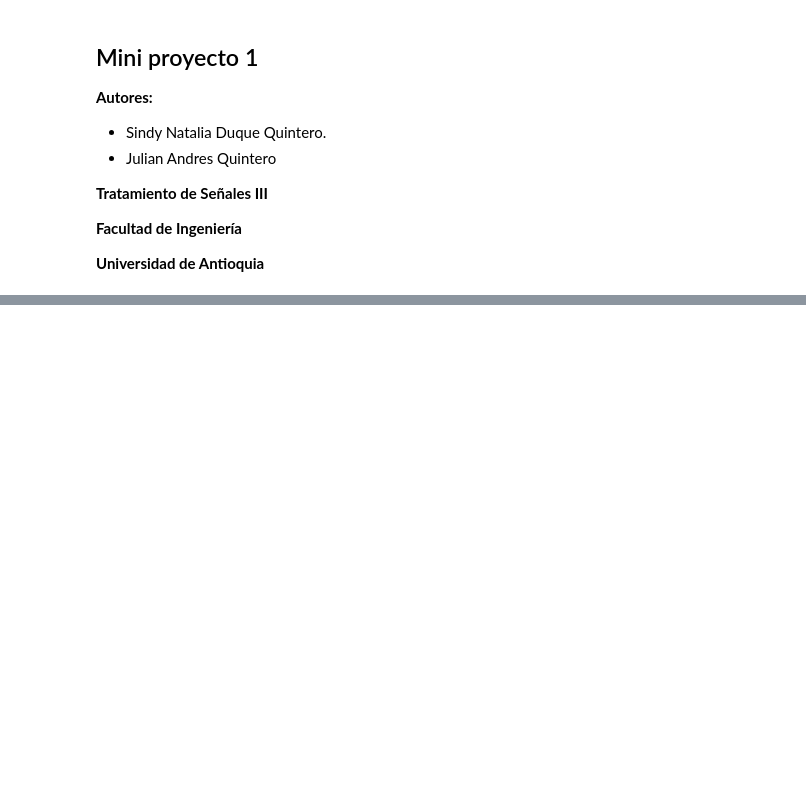
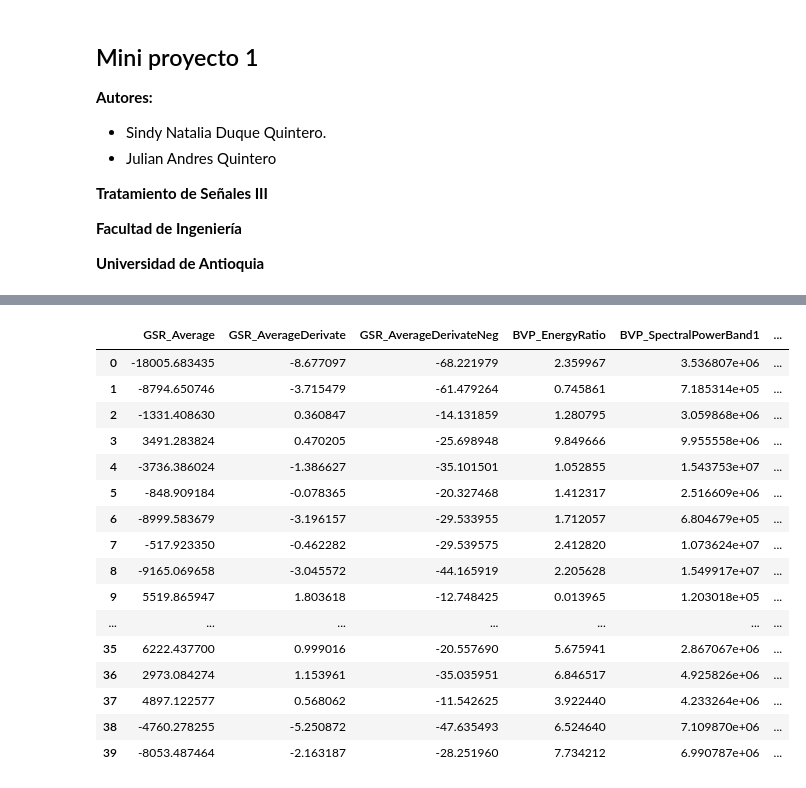
Before and after one commit to Julian-quintero/miniProyect1-signals3, a Jupyter notebook: mini_proyecto_1.ipynb, the cells around one changed output, grey strips where cells are left out. Cells and saved outputs as stored; diff of their text form; code cells hidden in the pictures; blank space fills up the shorter version.

```diff
--- a/mini_proyecto_1.ipynb
+++ b/mini_proyecto_1.ipynb
@@ -32,0 +230,2 @@ signalP4 = datosP4['data']
+# %%
+energyRatio, averageRespirationSignal, averageDerivate = featuresRespirationPattern(signalP4,128)
@@ -32,0 +312,13 @@ signalP4 = datosP4['data']
+# %%
+def featuresMatrix(dataX, f_s, labels_Matrix):
+
+  featureMatrix = np.zeros((19,40))
+  featureMatrix[0:3] = featuresGSR(dataX)
+  featureMatrix[3:6] = featuresBloodVolumePressure(dataX, f_s)
+  featureMatrix[6:9] = featuresRespirationPattern(dataX, f_s)
+  featureMatrix[9:12] = featuresSkinTemperature(dataX, f_s)
+  featureMatrix[12:15] = featuresEOGandEMG(dataX, f_s)
+  featureMatrix[15:18] = featuresEEG(dataX, f_s)
+  featureMatrix[18] =  labels_Matrix
+
+  return featureMatrix.T
@@ -32,0 +457,37 @@ signalP4 = datosP4['data']
+# %%
+#Sacamos las caracteristicas para cada persona
+
+features = featuresMatrix(signalP1, 128, labels)
+features2 = featuresMatrix(signalP2, 128, labels)
+features3 = featuresMatrix(signalP3, 128, labels)
+features4 = featuresMatrix(signalP4, 128, labels)
+
+titles = ['GSR_Average', 'GSR_AverageDerivate', 'GSR_AverageDerivateNeg',
+           'BVP_EnergyRatio', 'BVP_SpectralPowerBand1', 'BVP_SpectralPowerBand2',
+           'RP_EnergyRatio', 'RP_Average', 'RP_AverageDerivate',
+           'ST_Average', 'ST_AverageDerivate', 'ST_SpectralPower',
+           'vEOG_Energy', 'zEMG_Average', 'tEMG_Variance',
+           'EEGT7_SpectralPower', 'EEGT8_SpectralPower', 'Asymmetry_SpectralPower',
+           'Emotion']
+
+dataFrame = pd.DataFrame(data = features, columns= titles)
+# %%
+dataFrame
+# %% [output]
+|  | GSR_Average | GSR_AverageDerivate | GSR_AverageDerivateNeg | BVP_EnergyRatio | BVP_SpectralPowerBand1 | ... |
+| 0 | -18005.683435 | -8.677097 | -68.221979 | 2.359967 | 3.536807e+06 | ... |
+| 1 | -8794.650746 | -3.715479 | -61.479264 | 0.745861 | 7.185314e+05 | ... |
+| 2 | -1331.408630 | 0.360847 | -14.131859 | 1.280795 | 3.059868e+06 | ... |
+| 3 | 3491.283824 | 0.470205 | -25.698948 | 9.849666 | 9.955558e+06 | ... |
+| 4 | -3736.386024 | -1.386627 | -35.101501 | 1.052855 | 1.543753e+07 | ... |
+| 5 | -848.909184 | -0.078365 | -20.327468 | 1.412317 | 2.516609e+06 | ... |
+| 6 | -8999.583679 | -3.196157 | -29.533955 | 1.712057 | 6.804679e+05 | ... |
+| 7 | -517.923350 | -0.462282 | -29.539575 | 2.412820 | 1.073624e+07 | ... |
+| 8 | -9165.069658 | -3.045572 | -44.165919 | 2.205628 | 1.549917e+07 | ... |
+| 9 | 5519.865947 | 1.803618 | -12.748425 | 0.013965 | 1.203018e+05 | ... |
+| ... | ... | ... | ... | ... | ... | ... |
+| 35 | 6222.437700 | 0.999016 | -20.557690 | 5.675941 | 2.867067e+06 | ... |
+| 36 | 2973.084274 | 1.153961 | -35.035951 | 6.846517 | 4.925826e+06 | ... |
+| 37 | 4897.122577 | 0.568062 | -11.542625 | 3.922440 | 4.233264e+06 | ... |
+| 38 | -4760.278255 | -5.250872 | -47.635493 | 6.524640 | 7.109870e+06 | ... |
+| 39 | -8053.487464 | -2.163187 | -28.251960 | 7.734212 | 6.990787e+06 | ... |
```
Also changed, not shown: parts of 21 cells of this notebook.
